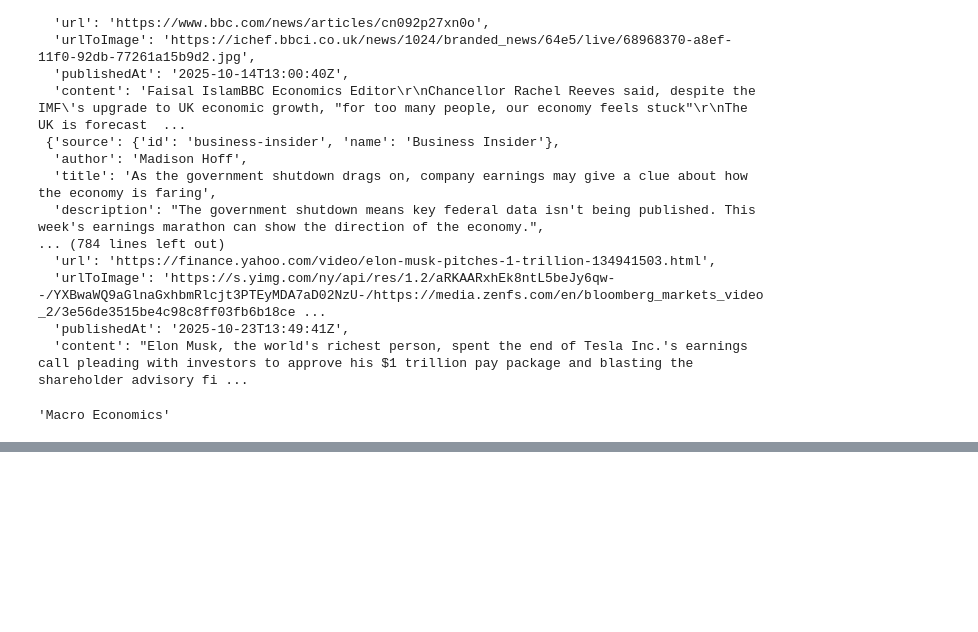
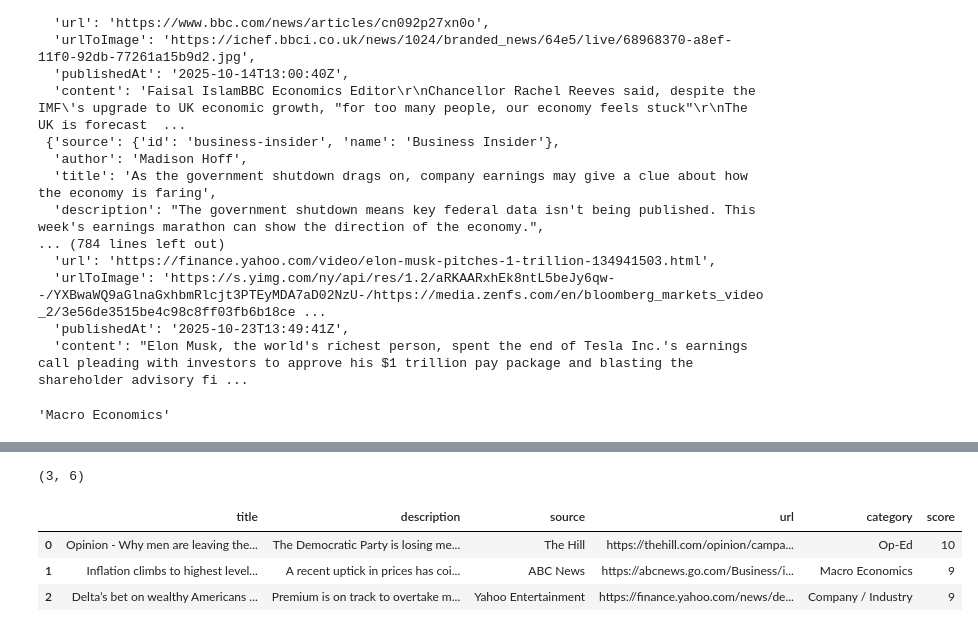
Before and after one commit to Adieltheanalyst/daily_reading_articles, a Jupyter notebook: helpers.ipynb, the cells around one changed output, grey strips where cells are left out. Saved outputs shown, nothing was run; the diff lists cells and outputs as text; code cells hidden in the pictures; blank space fills up the shorter version.

```diff
--- a/helpers.ipynb
+++ b/helpers.ipynb
@@ -57,0 +204,11 @@ classify_article(title=title,description=description)
+# %%
+best_articles.shape
+# %% [output]
+(3, 6)
+# %%
+best_articles.head(3)
+# %% [output]
+|  | title | description | source | url | category | score |
+| 0 | Opinion - Why men are leaving the... | The Democratic Party is losing me... | The Hill | https://thehill.com/opinion/campa... | Op-Ed | 10 |
+| 1 | Inflation climbs to highest level... | A recent uptick in prices has coi... | ABC News | https://abcnews.go.com/Business/i... | Macro Economics | 9 |
+| 2 | Delta’s bet on wealthy Americans ... | Premium is on track to overtake m... | Yahoo Entertainment | https://finance.yahoo.com/news/de... | Company / Industry | 9 |
```
Also changed, not shown: parts of 6 cells of this notebook.
